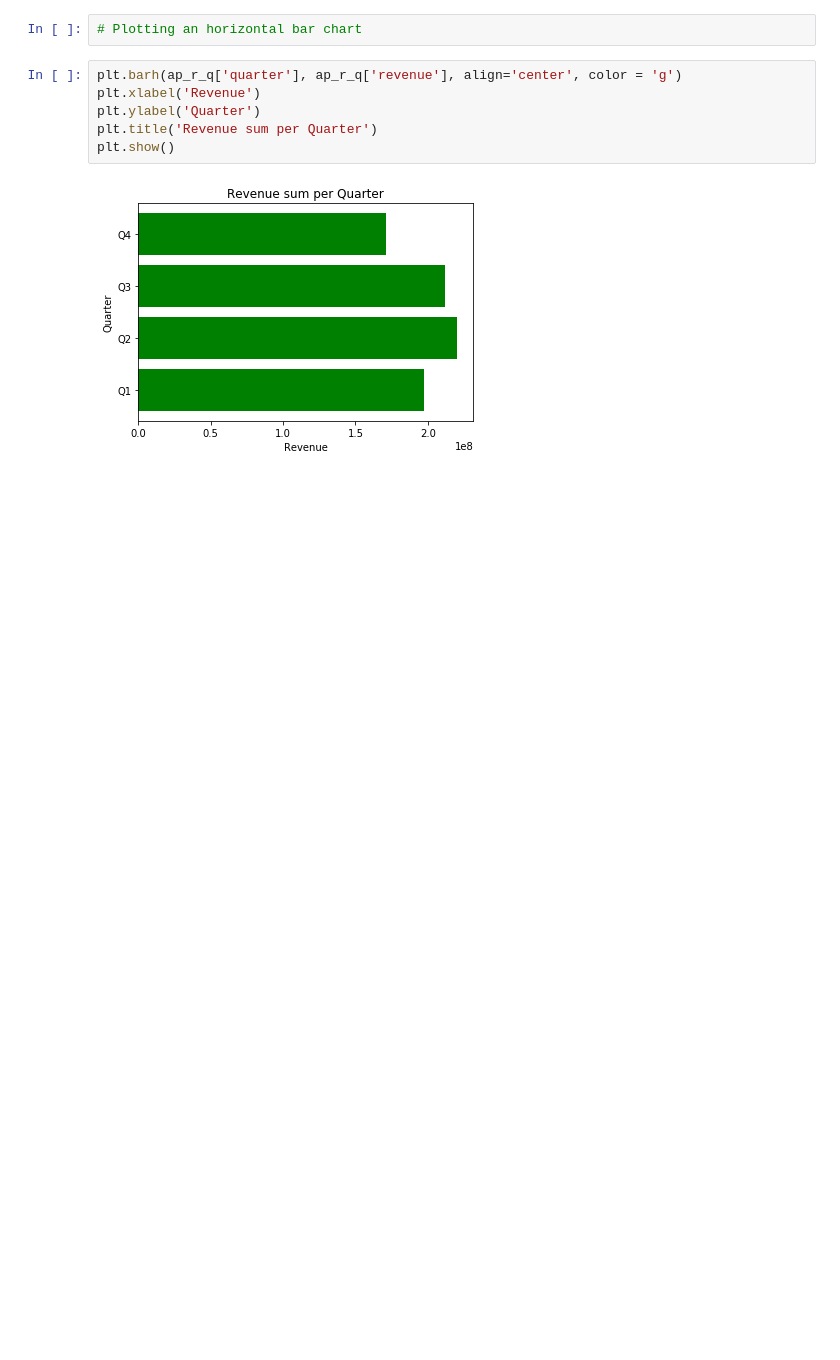
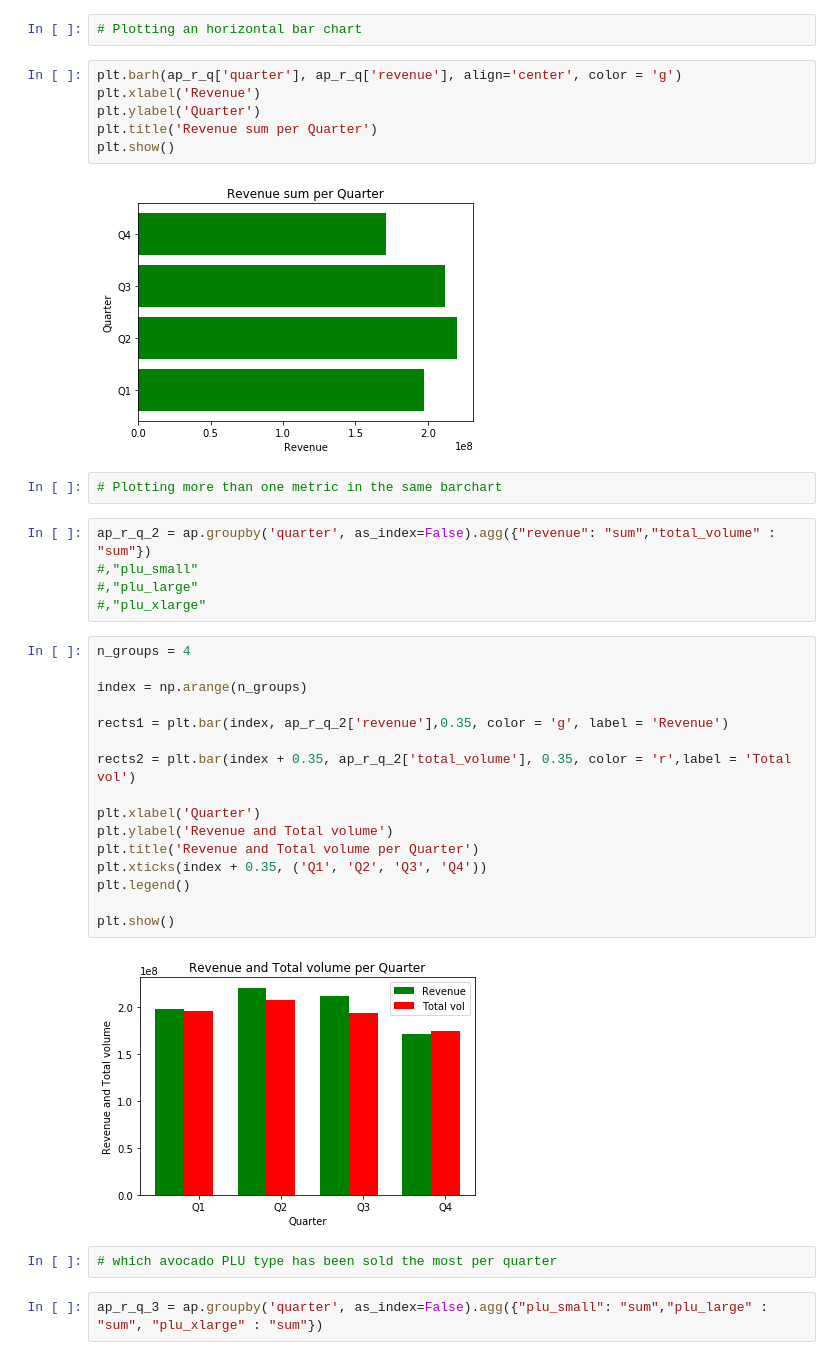
Before and after one commit to NicolaLarosa/AvocadoPrices, a Jupyter notebook: Prices/avocado_prices_eda.ipynb, the cells around one changed output. Drawn from its saved outputs; the diff is of its cells as text; blank space fills up the shorter version.

```diff
--- a/Prices/avocado_prices_eda.ipynb
+++ b/Prices/avocado_prices_eda.ipynb
@@ -103,3 +103,32 @@ plt.title('Revenue sum per Quarter')
 plt.show()
 # %% [output]
 [figure]
+# %%
+# Plotting more than one metric in the same barchart
+# %%
+ap_r_q_2 = ap.groupby('quarter', as_index=False).agg({"revenue": "sum","total_volume" : "sum"})
+#,"plu_small"
+#,"plu_large"
+#,"plu_xlarge"
+# %%
+n_groups = 4
+
+index = np.arange(n_groups)
+
+rects1 = plt.bar(index, ap_r_q_2['revenue'],0.35, color = 'g', label = 'Revenue')
+
+rects2 = plt.bar(index + 0.35, ap_r_q_2['total_volume'], 0.35, color = 'r',label = 'Total vol')
+
+plt.xlabel('Quarter')
+plt.ylabel('Revenue and Total volume')
+plt.title('Revenue and Total volume per Quarter')
+plt.xticks(index + 0.35, ('Q1', 'Q2', 'Q3', 'Q4'))
+plt.legend()
+
+plt.show()
+# %% [output]
+[figure, added]
+# %%
+# which avocado PLU type has been sold the most per quarter
+# %%
+ap_r_q_3 = ap.groupby('quarter', as_index=False).agg({"plu_small": "sum","plu_large" : "sum", "plu_xlarge" : "sum"})
```
Also changed, not shown: parts of 4 cells of this notebook.
